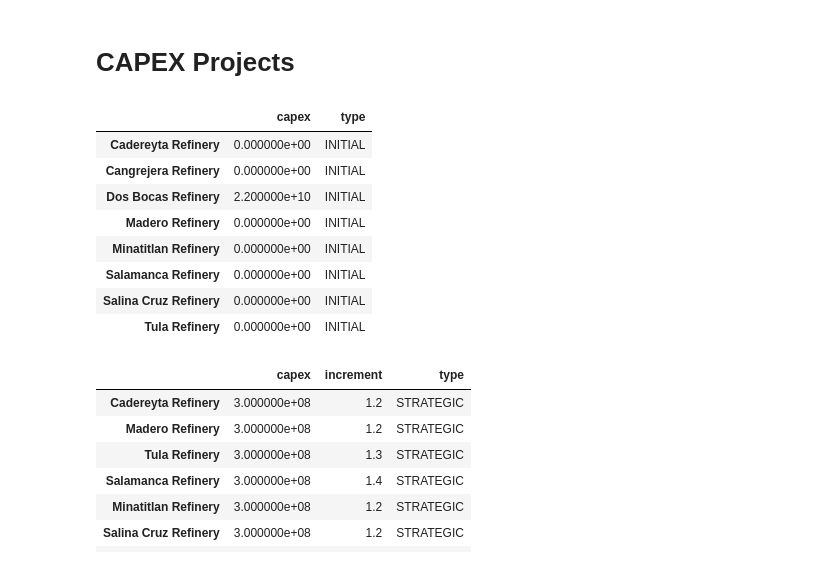
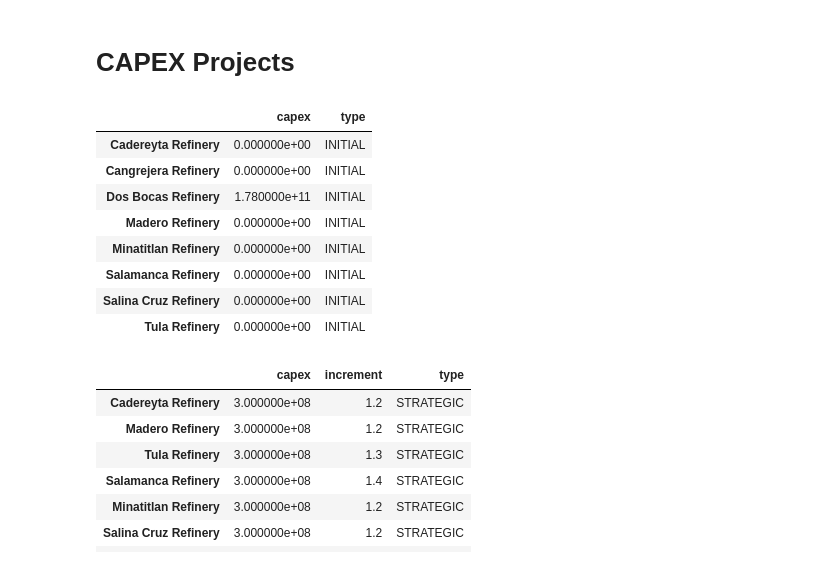
Before and after one commit to rolozanod/mexico_fuel_guided_project, a Jupyter notebook: Sessions/ColabProject.ipynb, the cells around one changed output. Saved outputs shown, nothing was run; the diff lists cells and outputs as text; code cells hidden in the pictures.

```diff
--- a/Sessions/ColabProject.ipynb
+++ b/Sessions/ColabProject.ipynb
@@ -678,25 +707,25 @@ production
 # %%
 capex_projects = {'capex': {
     'Cadereyta Refinery': 0,
     'Madero Refinery': 0,
     'Tula Refinery': 0,
     'Salamanca Refinery': 0,
     'Minatitlan Refinery': 0,
     'Salina Cruz Refinery': 0,
     'Cangrejera Refinery': 0,
-    'Dos Bocas Refinery': 22000e6
+    'Dos Bocas Refinery': 8900*20*1e6
     }
 }
 
 capex_projects = pd.DataFrame(capex_projects)
 
 capex_projects['type'] = 'INITIAL'
 capex_projects
 # %% [output]
 |  | capex | type |
 | Cadereyta Refinery | 0.000000e+00 | INITIAL |
 | Cangrejera Refinery | 0.000000e+00 | INITIAL |
-| Dos Bocas Refinery | 2.200000e+10 | INITIAL |
+| Dos Bocas Refinery | 1.780000e+11 | INITIAL |
 | Madero Refinery | 0.000000e+00 | INITIAL |
 | Minatitlan Refinery | 0.000000e+00 | INITIAL |
 | Salamanca Refinery | 0.000000e+00 | INITIAL |
```
Also changed, not shown: parts of 47 cells of this notebook, 6 other files.
